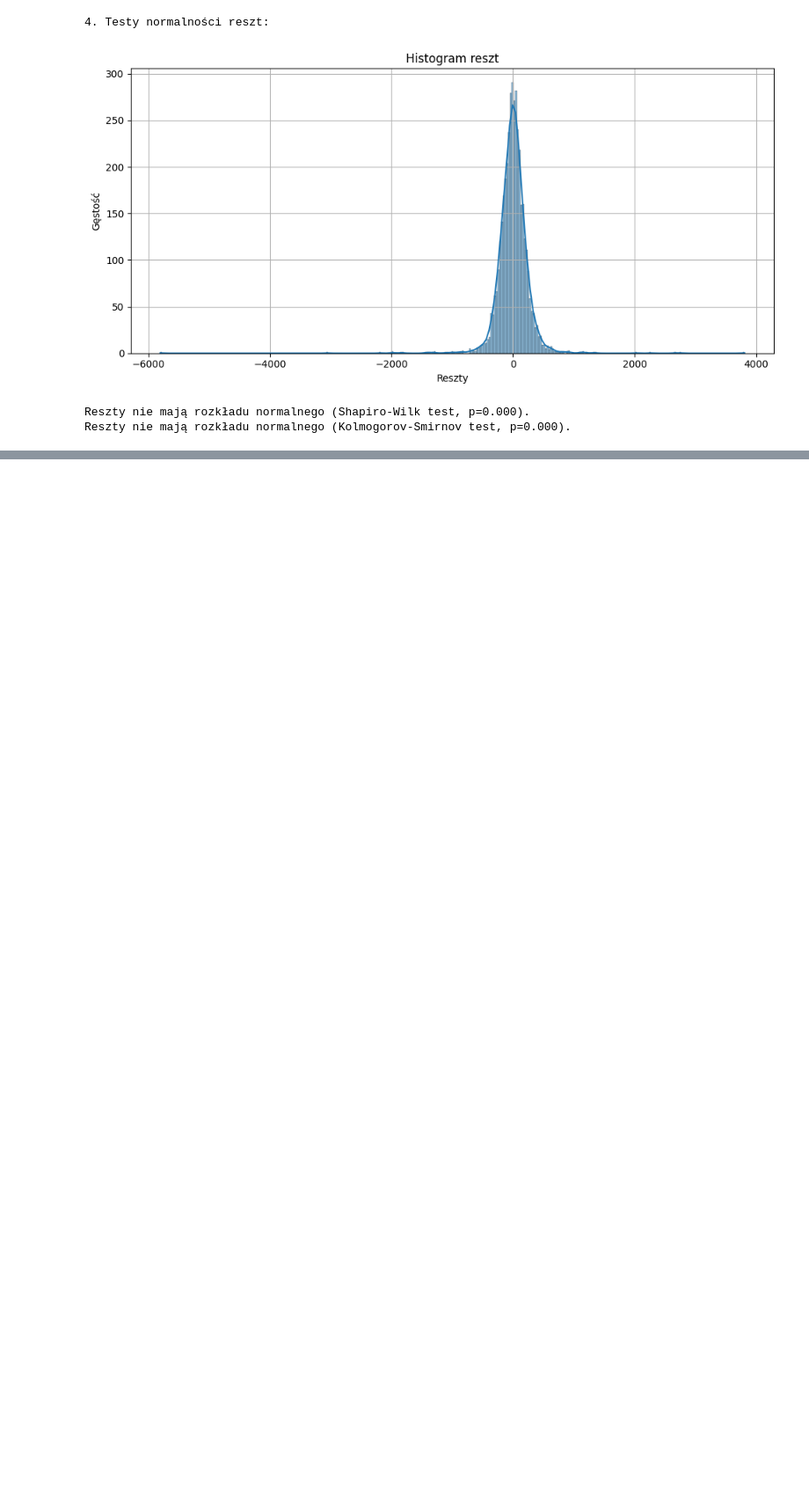
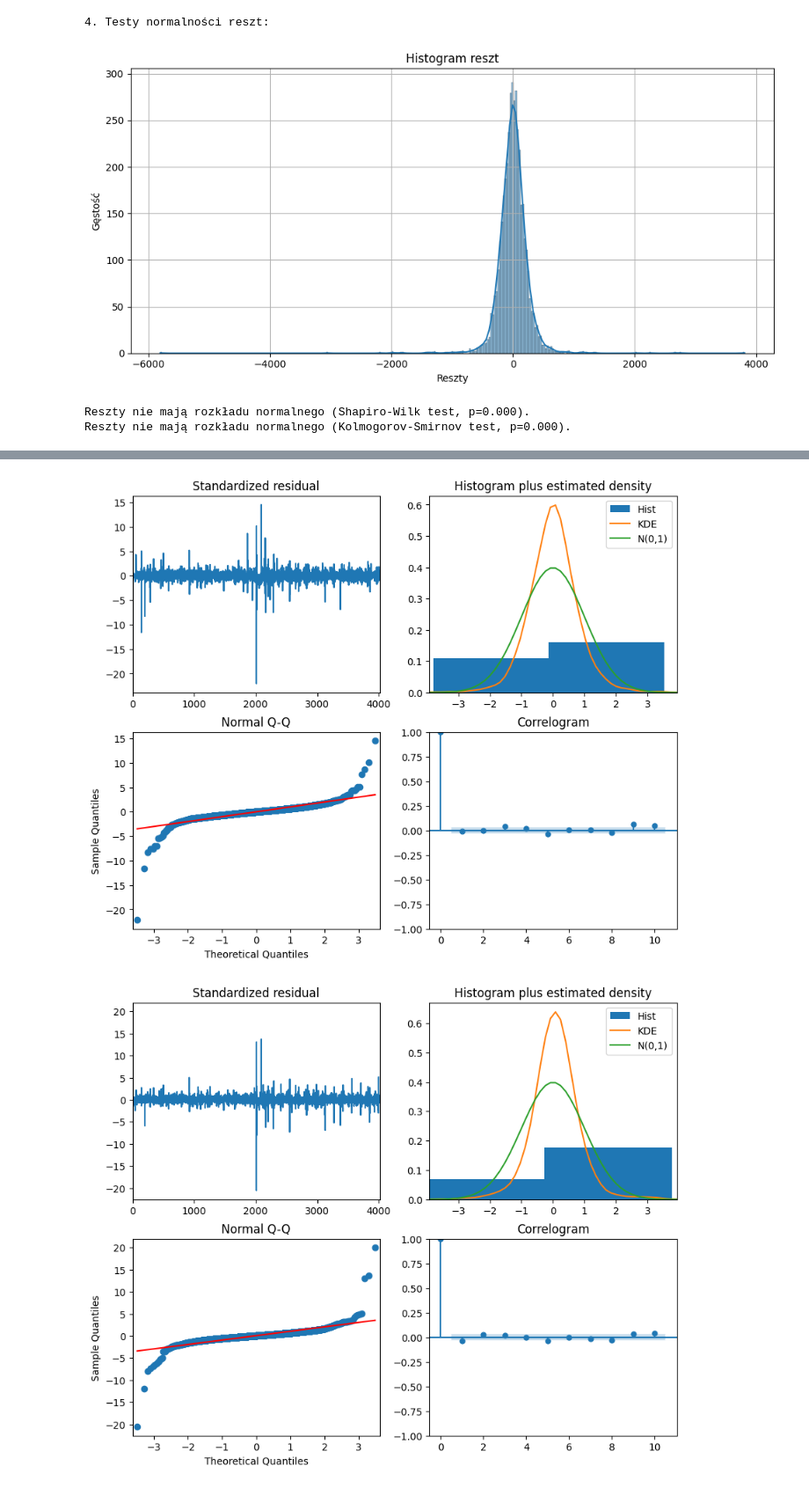
Before and after one commit to JKrempinska/kaszcz, a Jupyter notebook: dealing_with_data/analiza_danych.ipynb, the cells around one changed output, grey strips where cells are left out. Shown at 88% size. Saved outputs shown, nothing was run; the diff lists cells and outputs as text; code cells hidden in the pictures; blank space fills up the shorter version.

```diff
--- a/dealing_with_data/analiza_danych.ipynb
+++ b/dealing_with_data/analiza_danych.ipynb
@@ -309,0 +340,15 @@ Reszty nie mają rozkładu normalnego (Kolmogorov-Smirnov test, p=0.000).
+# %%
+#dopasowanie modelu
+model1 = pm.auto_arima(clean_data,
+                       d=0,
+                       start_p=0,
+                       start_q=0,
+                       max_d=0,
+                       max_p=5,
+                       max_q=5,
+                       max_order=None,
+                       trace=True,
+                       seasonal=False,
+                       stepwise = True)
+
+print(model.summary())
@@ -309,0 +402,15 @@ Reszty nie mają rozkładu normalnego (Kolmogorov-Smirnov test, p=0.000).
+# %%
+#dopasowanie modelu
+model2 = pm.auto_arima(residual,
+                       d=0,
+                       start_p=0,
+                       start_q=0,
+                       max_d=0,
+                       max_p=5,
+                       max_q=5,
+                       max_order=None,
+                       trace=True,
+                       seasonal=False,
+                       stepwise = True)
+
+print(model.summary())
@@ -309,0 +435,8 @@ Reszty nie mają rozkładu normalnego (Kolmogorov-Smirnov test, p=0.000).
+# %%
+model.plot_diagnostics(figsize=(10, 8))
+model1.plot_diagnostics(figsize=(10, 8))
+model2.plot_diagnostics(figsize=(10, 8))
+plt.show()
+# %% [output]
+[figure, added]
+[figure, added]
```
Also changed, not shown: parts of 5 cells of this notebook.
